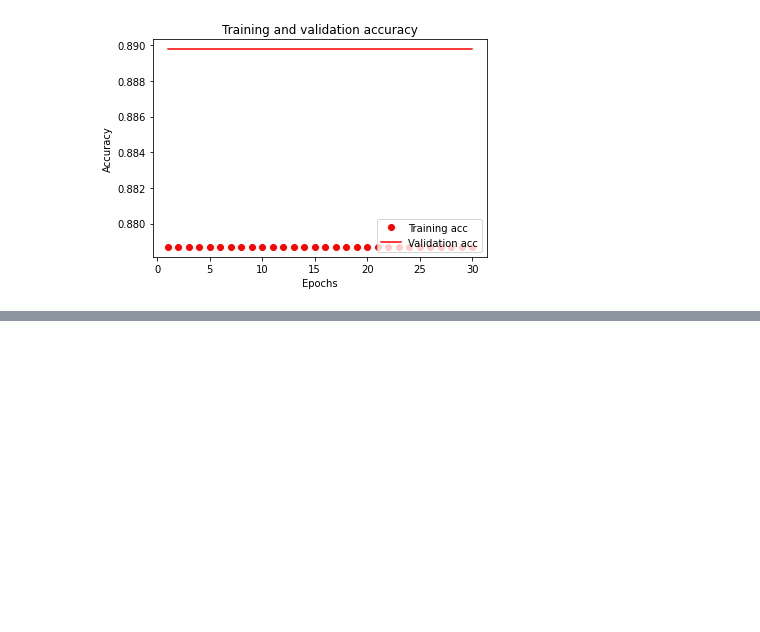
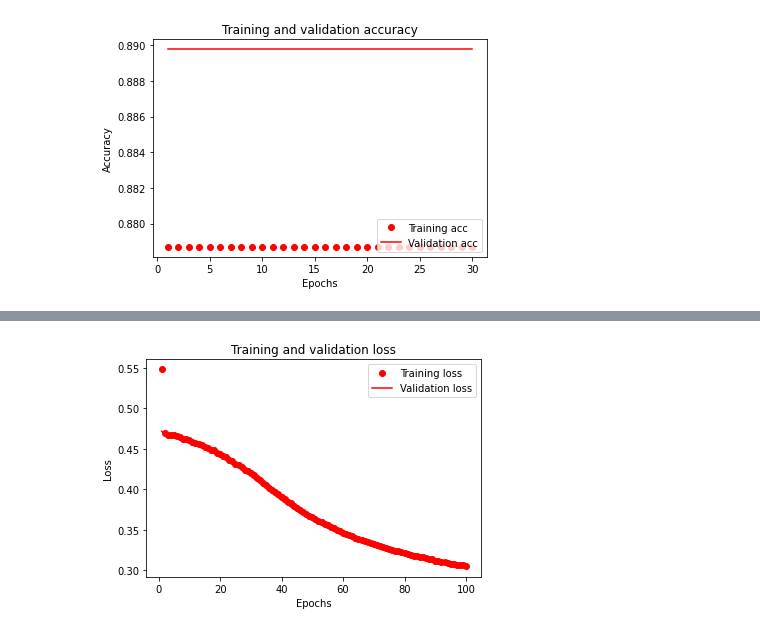
Before and after one commit to WhiteShootingStar/INL-Categorizing, a Jupyter notebook: Artsiom Paliashchuk s16550 INL Project.ipynb, the cells around one changed output, grey strips where cells are left out. Drawn from its saved outputs; the diff is of its cells as text; code cells hidden in the pictures; blank space fills up the shorter version.

```diff
--- a/Artsiom Paliashchuk s16550 INL Project.ipynb
+++ b/Artsiom Paliashchuk s16550 INL Project.ipynb
@@ -594,0 +1042,13 @@ array([[0.05966979],
+# %%
+dataset_b_finished,dataset_b_valid_finished,dataset_b_testing_finished=map_and_optimize(dataset_b,dataset_b_valid,dataset_b_testing,vectorize_text)
+# %%
+embedding_dim = 64
+model = tf.keras.Sequential([
+  layers.Embedding(max_features + 1, embedding_dim),
+  layers.Dropout(0.2),
+  layers.GlobalAveragePooling1D(),
+  layers.Dropout(0.2),
+  layers.Dense(1)
+  ])
+
+model.summary()
@@ -594,0 +1074,10 @@ array([[0.05966979],
+# %%
+model.compile(loss=losses.BinaryCrossentropy(from_logits=True,label_smoothing=0.15),
+              optimizer='adam',
+              metrics=tf.metrics.BinaryAccuracy(threshold=0.5))
+# %%
+epochs = 100
+historyB = model.fit(
+    dataset_b_finished,
+    validation_data=dataset_b_valid_finished,
+    epochs=epochs)
@@ -594,0 +1111,22 @@ array([[0.05966979],
+# %%
+history_dictB = historyB.history
+history_dictB.keys()
+accB = history_dictB['binary_accuracy']
+val_accB = history_dictB['val_binary_accuracy']
+lossB = history_dictB['loss']
+val_lossB = history_dictB['val_loss']
+
+epochs = range(1, len(accB) + 1)
+
+# "ro" is for "red dot"
+plt.plot(epochs, lossB, 'ro', label='Training loss')
+# r is for "solid blue line"
+plt.plot(epochs, val_lossB, 'r', label='Validation loss')
+plt.title('Training and validation loss')
+plt.xlabel('Epochs')
+plt.ylabel('Loss')
+plt.legend()
+
+plt.show()
+# %% [output]
+[figure, added]
```
Also changed, not shown: parts of 38 cells of this notebook, 1 other file.
